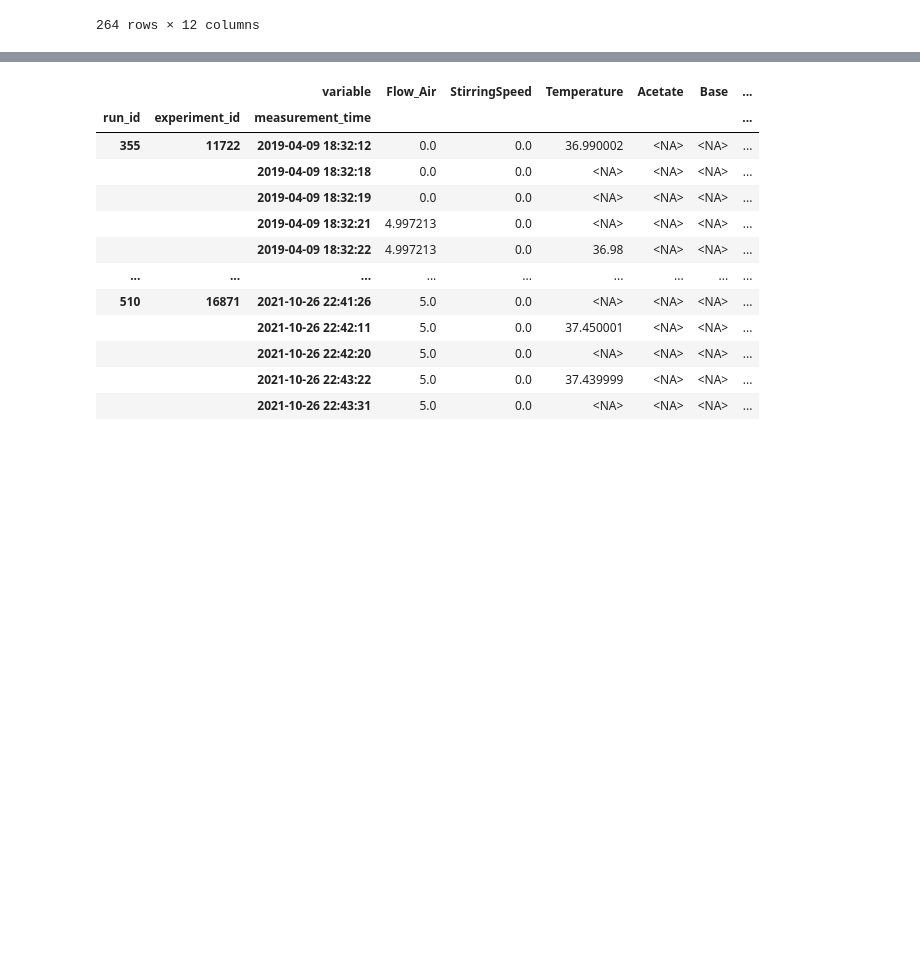
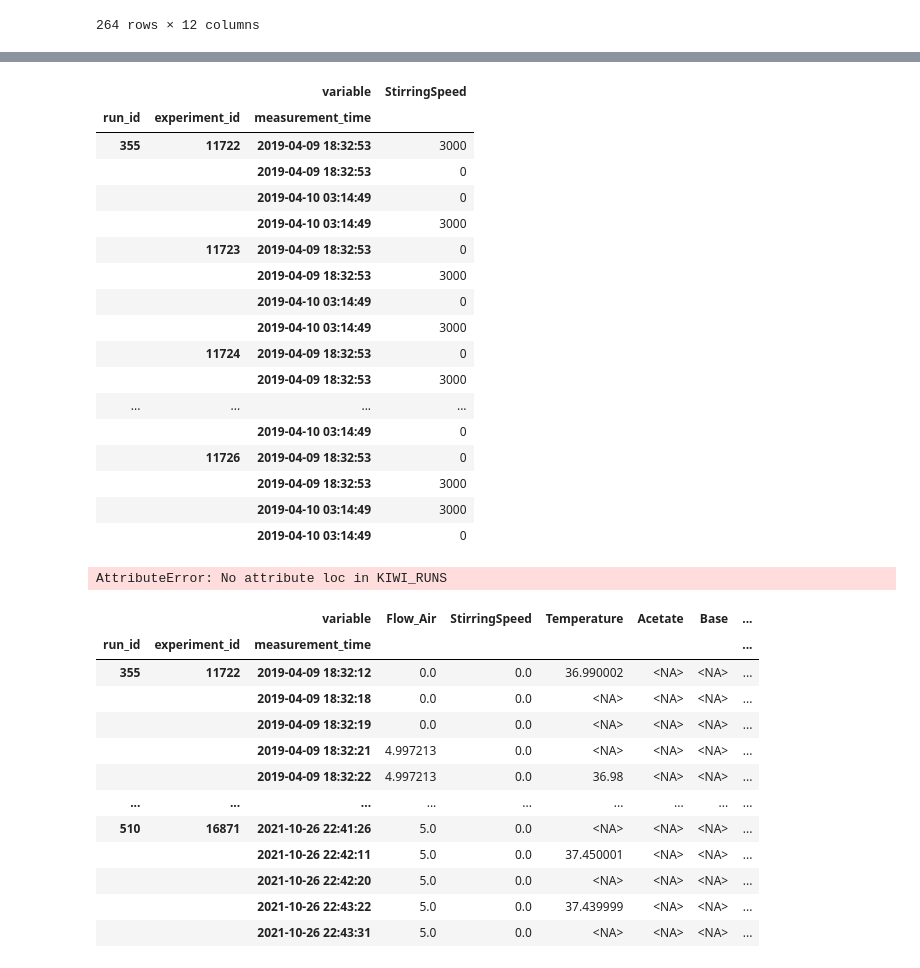
Before and after one commit to randolf-scholz/tsdm, a Jupyter notebook: dev/datasets/KIWI_RUNS-tsdm.ipynb, the cells around one changed output, grey strips where cells are left out. Saved outputs shown, nothing was run; the diff lists cells and outputs as text; code cells hidden in the pictures; blank space fills up the shorter version.

```diff
--- a/dev/datasets/KIWI_RUNS-tsdm.ipynb
+++ b/dev/datasets/KIWI_RUNS-tsdm.ipynb
@@ -90,0 +149,2 @@ ds.metadata
+# %%
+df = ds._load("measurements_aggregated")[["StirringSpeed"]]
@@ -91,3 +166,29 @@ ds.metadata
+# %%
+mask = pandas.notna(df.StirringSpeed)
+df[mask].iloc[:20]
+# %% [output]
+|  |  | variable | StirringSpeed |
+| run_id | experiment_id | measurement_time |  |
+| 355 | 11722 | 2019-04-09 18:32:53 | 3000 |
+|  |  | 2019-04-09 18:32:53 | 0 |
+|  |  | 2019-04-10 03:14:49 | 0 |
+|  |  | 2019-04-10 03:14:49 | 3000 |
+|  | 11723 | 2019-04-09 18:32:53 | 0 |
+|  |  | 2019-04-09 18:32:53 | 3000 |
+|  |  | 2019-04-10 03:14:49 | 0 |
+|  |  | 2019-04-10 03:14:49 | 3000 |
+|  | 11724 | 2019-04-09 18:32:53 | 0 |
+|  |  | 2019-04-09 18:32:53 | 3000 |
+| ... | ... | ... | ... |
+|  |  | 2019-04-10 03:14:49 | 0 |
+|  | 11726 | 2019-04-09 18:32:53 | 0 |
+|  |  | 2019-04-09 18:32:53 | 3000 |
+|  |  | 2019-04-10 03:14:49 | 3000 |
+|  |  | 2019-04-10 03:14:49 | 0 |
+# %%
+ds.timeseries.loc[mask]
+# %% [output]
+AttributeError: No attribute loc in KIWI_RUNS
 # %%
 ds._load(key="timeseries")
 # %% [output]
```
Also changed, not shown: parts of 16 cells of this notebook, 6 other files.
